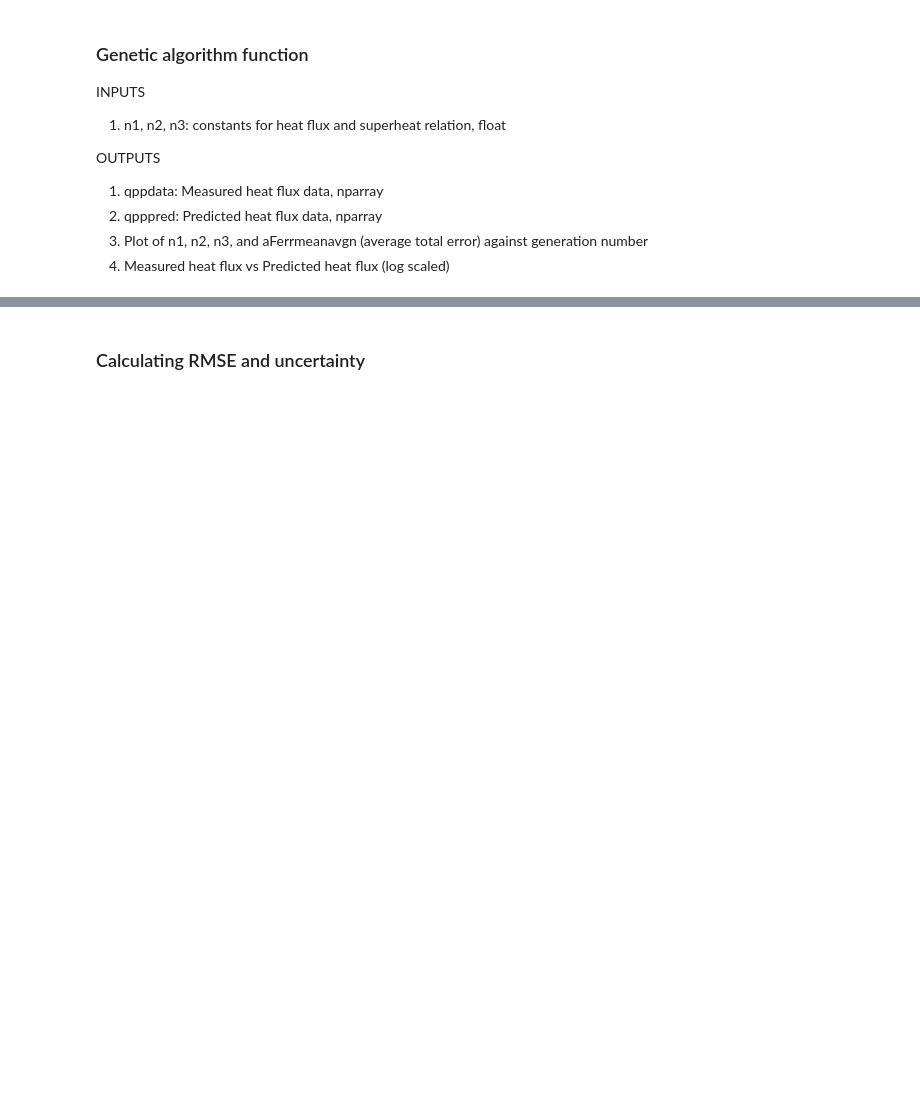
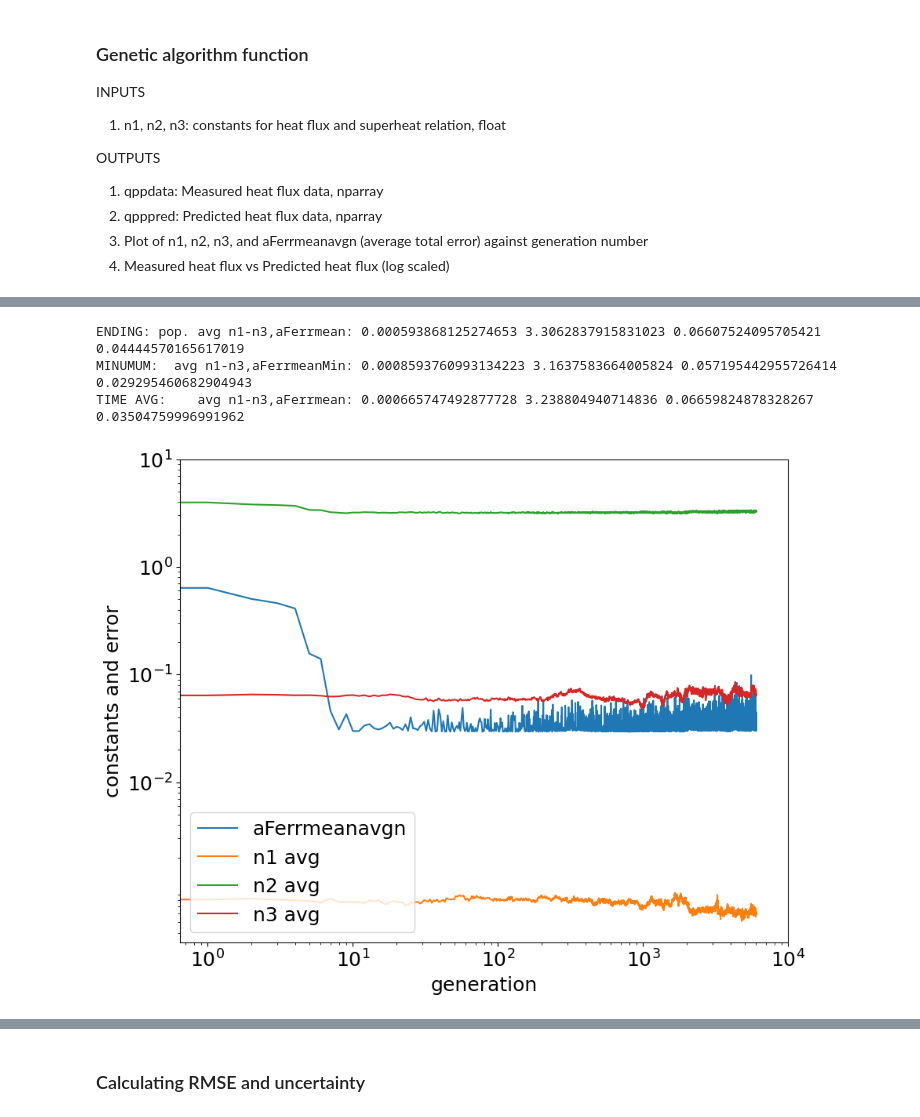
Before and after one commit to shawnkchan/ME249_P1, a Jupyter notebook: Projects/P1/Current/Task1.ipynb, the cells around one changed output, grey strips where cells are left out. Cells and saved outputs as stored; diff of their text form; code cells hidden in the pictures; blank space fills up the shorter version.

```diff
--- a/Projects/P1/Current/Task1.ipynb
+++ b/Projects/P1/Current/Task1.ipynb
@@ -594,0 +649,7 @@ TIME AVG:    avg n1-n3,aFerrmean: 0.00038936044281631264 3.38143907175324 0.0604
+# %%
+guess1 = gen_algo(0.0004, 4.0, 0.063, ydata, lydata, 45, 5, 45)
+# %% [output]
+ENDING: pop. avg n1-n3,aFerrmean: 0.000593868125274653 3.3062837915831023 0.06607524095705421 0.04444570165617019
+MINUMUM:  avg n1-n3,aFerrmeanMin: 0.0008593760993134223 3.1637583664005824 0.057195442955726414 0.029295460682904943
+TIME AVG:    avg n1-n3,aFerrmean: 0.000665747492877728 3.238804940714836 0.06659824878328267 0.03504759996991962
+[figure, added]
```
Also changed, not shown: parts of 19 cells of this notebook, 4 other files.
